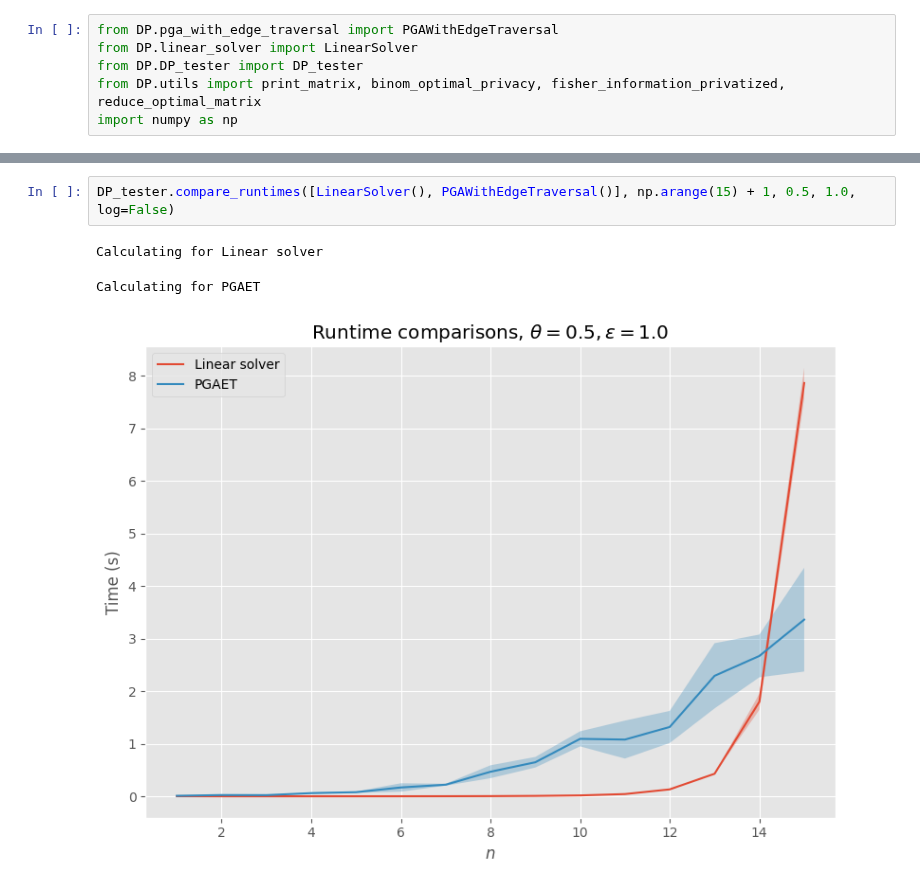
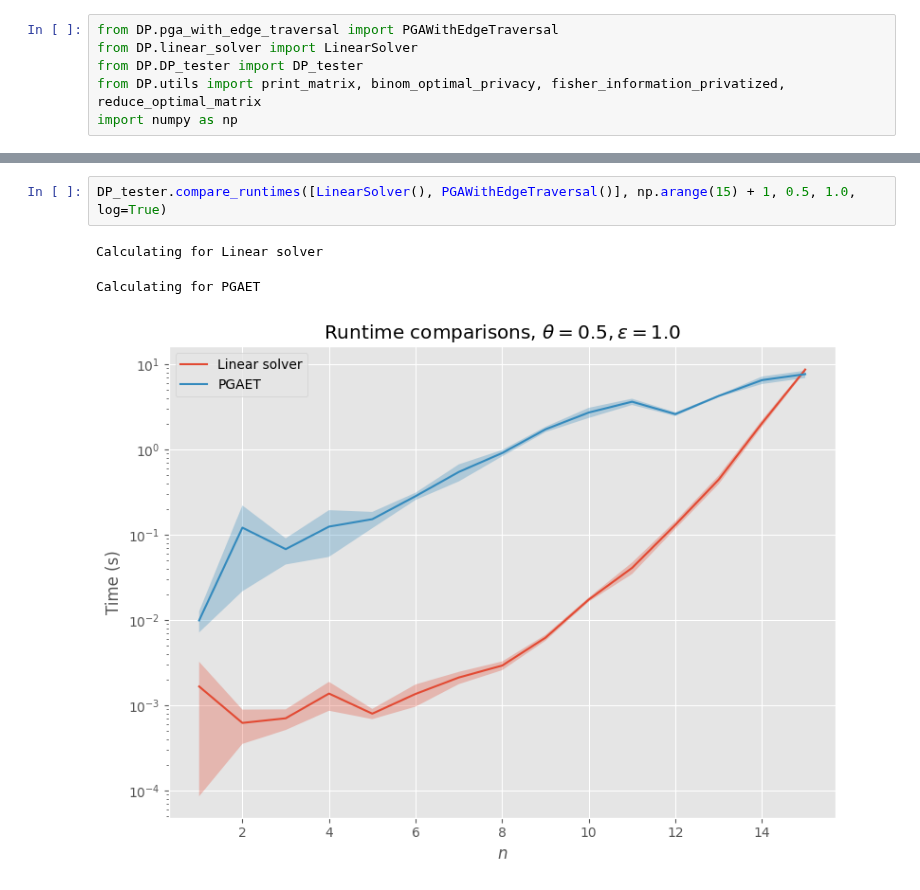
Before and after one commit to MatejVe/locally_efficient_differential_privacy, a Jupyter notebook: pga_with_edges.ipynb, the cells around one changed output, grey strips where cells are left out. Cells and saved outputs as stored; diff of their text form.

```diff
--- a/pga_with_edges.ipynb
+++ b/pga_with_edges.ipynb
@@ -131,7 +138,7 @@ Converged after 454 iterations.
 ==================
 # %%
-DP_tester.compare_runtimes([LinearSolver(), PGAWithEdgeTraversal()], np.arange(15) + 1, 0.5, 1.0, log=False)
+DP_tester.compare_runtimes([LinearSolver(), PGAWithEdgeTraversal()], np.arange(15) + 1, 0.5, 1.0, log=True)
 # %% [output]
 Calculating for Linear solver
 Calculating for PGAET
-[figure, old version]
+[figure, new version]
```
Also changed, not shown: parts of 12 cells of this notebook, 6 other files.
